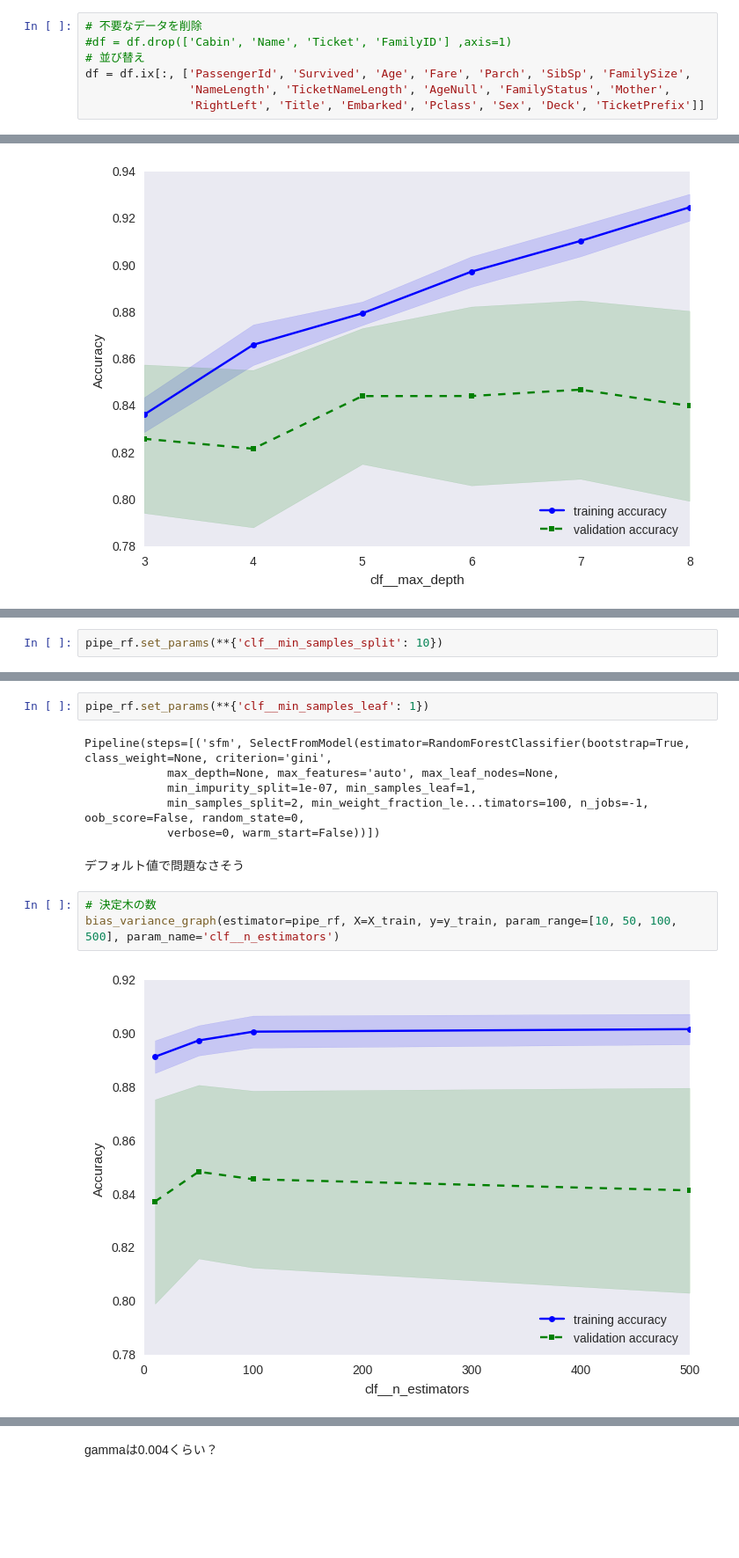
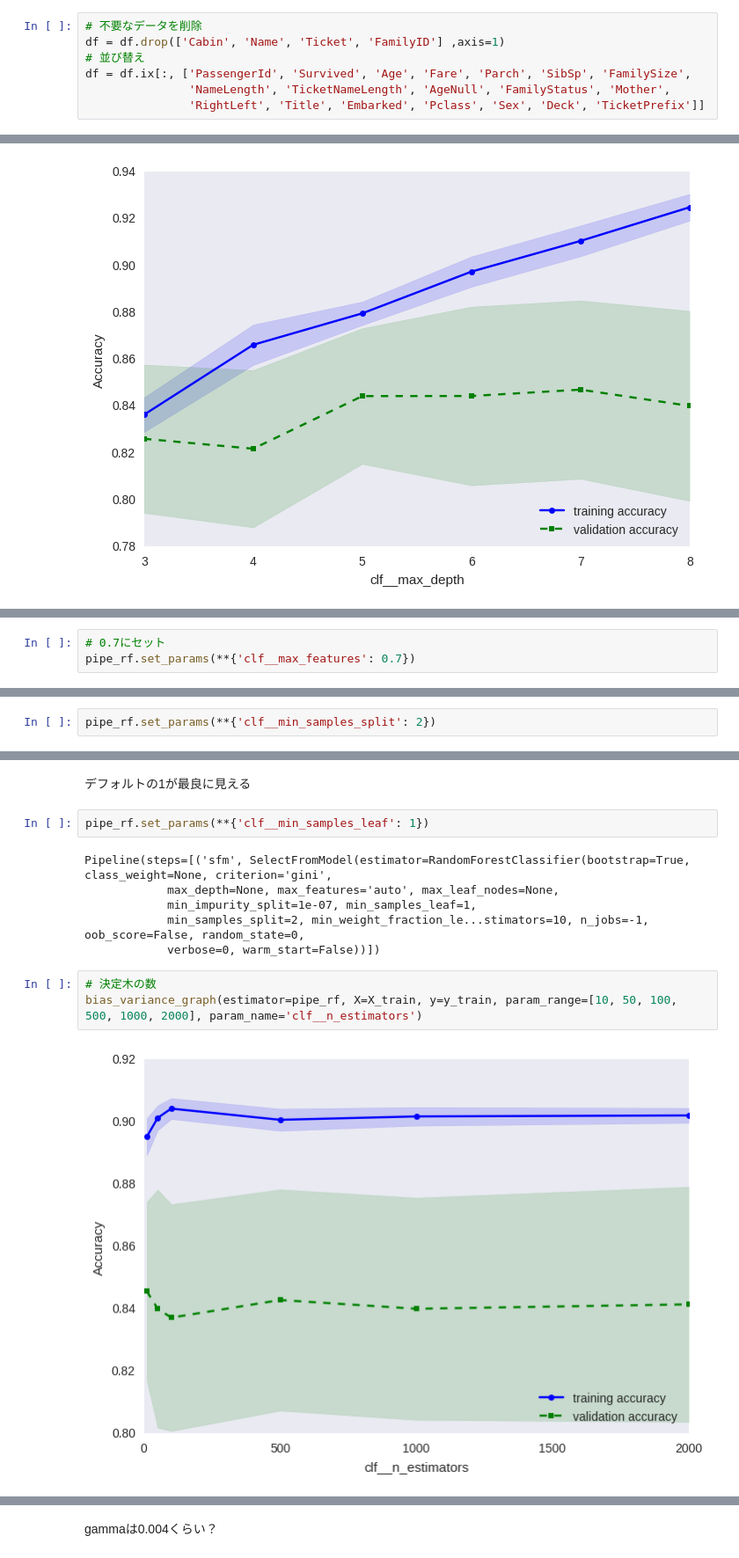
Before and after one commit to masa-ymd/python-machine-learning, a Jupyter notebook: kaggle/titanic.ipynb, the cells around one changed output, grey strips where cells are left out. Shown: that part at 88% size. Cells and saved outputs as stored; diff of their text form; blank space fills up the shorter version.

```diff
--- a/kaggle/titanic.ipynb
+++ b/kaggle/titanic.ipynb
@@ -341,7 +347,7 @@ df['Age'] = df.Age_x
 df.Age = df.apply(lambda x: x.Age_y if np.isnan(x.Age) else x.Age, axis=1)
 # %%
 # 不要なデータを削除
-#df = df.drop(['Cabin', 'Name', 'Ticket', 'FamilyID'] ,axis=1)
+df = df.drop(['Cabin', 'Name', 'Ticket', 'FamilyID'] ,axis=1)
 # 並び替え
 df = df.ix[:, ['PassengerId', 'Survived', 'Age', 'Fare', 'Parch', 'SibSp', 'FamilySize',
                'NameLength', 'TicketNameLength', 'AgeNull', 'FamilyStatus', 'Mother',
@@ -720,0 +745,3 @@ bias_variance_graph(estimator=pipe_rf, X=X_train, y=y_train, param_range=np.lins
+# %%
+# 0.7にセット
+pipe_rf.set_params(**{'clf__max_features': 0.7})
@@ -733,5 +766,5 @@ bias_variance_graph(
 # %%
-pipe_rf.set_params(**{'clf__min_samples_split': 10})
+pipe_rf.set_params(**{'clf__min_samples_split': 2})
 # %% [output]
 Pipeline(steps=[('sfm', SelectFromModel(estimator=RandomForestClassifier(bootstrap=True, class_weight=None, criterion='gini',
             max_depth=None, max_features='auto', max_leaf_nodes=None,
@@ -746,15 +779,15 @@ bias_variance_graph(estimator=pipe_rf, X=X_train, y=y_train, param_range=[1, 10,
+# %% [markdown]
+デフォルトの1が最良に見える
 # %%
 pipe_rf.set_params(**{'clf__min_samples_leaf': 1})
 # %% [output]
 Pipeline(steps=[('sfm', SelectFromModel(estimator=RandomForestClassifier(bootstrap=True, class_weight=None, criterion='gini',
             max_depth=None, max_features='auto', max_leaf_nodes=None,
             min_impurity_split=1e-07, min_samples_leaf=1,
-            min_samples_split=2, min_weight_fraction_le...timators=100, n_jobs=-1, oob_score=False, random_state=0,
+            min_samples_split=2, min_weight_fraction_le...stimators=10, n_jobs=-1, oob_score=False, random_state=0,
             verbose=0, warm_start=False))])
-# %% [markdown]
-デフォルト値で問題なさそう
 # %%
 # 決定木の数
-bias_variance_graph(estimator=pipe_rf, X=X_train, y=y_train, param_range=[10, 50, 100, 500], param_name='clf__n_estimators')
+bias_variance_graph(estimator=pipe_rf, X=X_train, y=y_train, param_range=[10, 50, 100, 500, 1000, 2000], param_name='clf__n_estimators')
 # %% [output]
-[figure, old version]
+[figure, new version]
```
Also changed, not shown: parts of 79 cells of this notebook, 9 other files.
